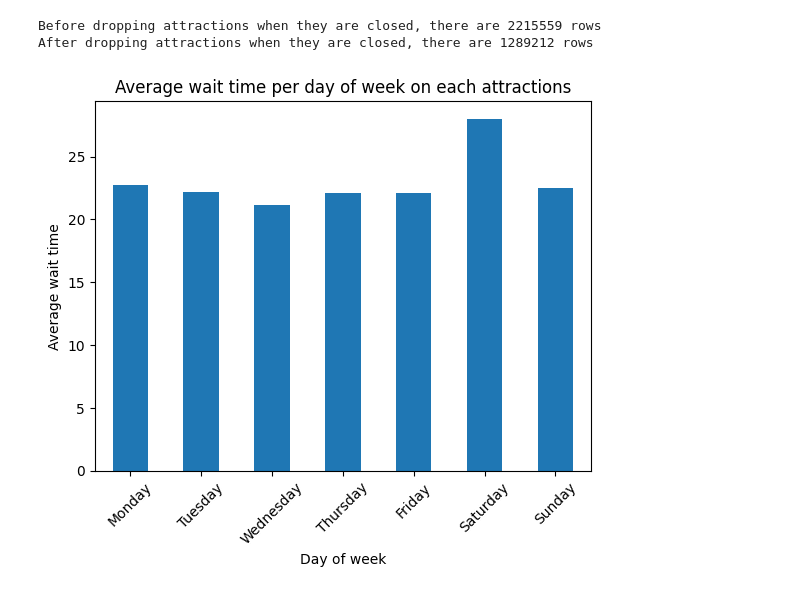
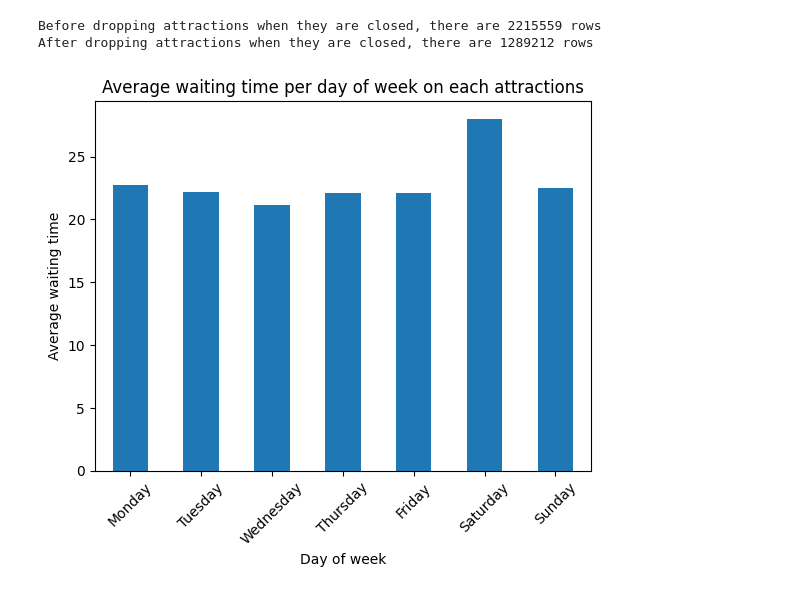
Before and after one commit to AdeStAff/endless_line, a Jupyter notebook: notebooks/Augustin/cyclicity_analysis.ipynb, the cells around one changed output. Saved outputs shown, nothing was run; the diff lists cells and outputs as text; code cells hidden in the pictures.

```diff
--- a/notebooks/Augustin/cyclicity_analysis.ipynb
+++ b/notebooks/Augustin/cyclicity_analysis.ipynb
@@ -72,11 +87,11 @@ After dropping attractions when they are closed, there are 1289212 rows
 # %%
 # Now let's group by day of week and plot the average wait time per day of week
 df["day_of_week"] = pd.to_datetime(df["DATE"]).dt.dayofweek
 df.groupby("day_of_week")["WAIT_TIME_MAX"].mean().plot(kind="bar")
-plt.title("Average wait time per day of week on each attractions")
-plt.ylabel("Average wait time")
+plt.title("Average waiting time per day of week on each attractions")
+plt.ylabel("Average waiting time")
 plt.xlabel("Day of week")
 plt.xticks(ticks=np.arange(7), labels=["Monday", "Tuesday", "Wednesday", "Thursday", "Friday", "Saturday", "Sunday"], rotation=45)
 plt.show()
 # %% [output]
-[figure, old version]
+[figure, new version]
```
Also changed, not shown: parts of 9 cells of this notebook.
